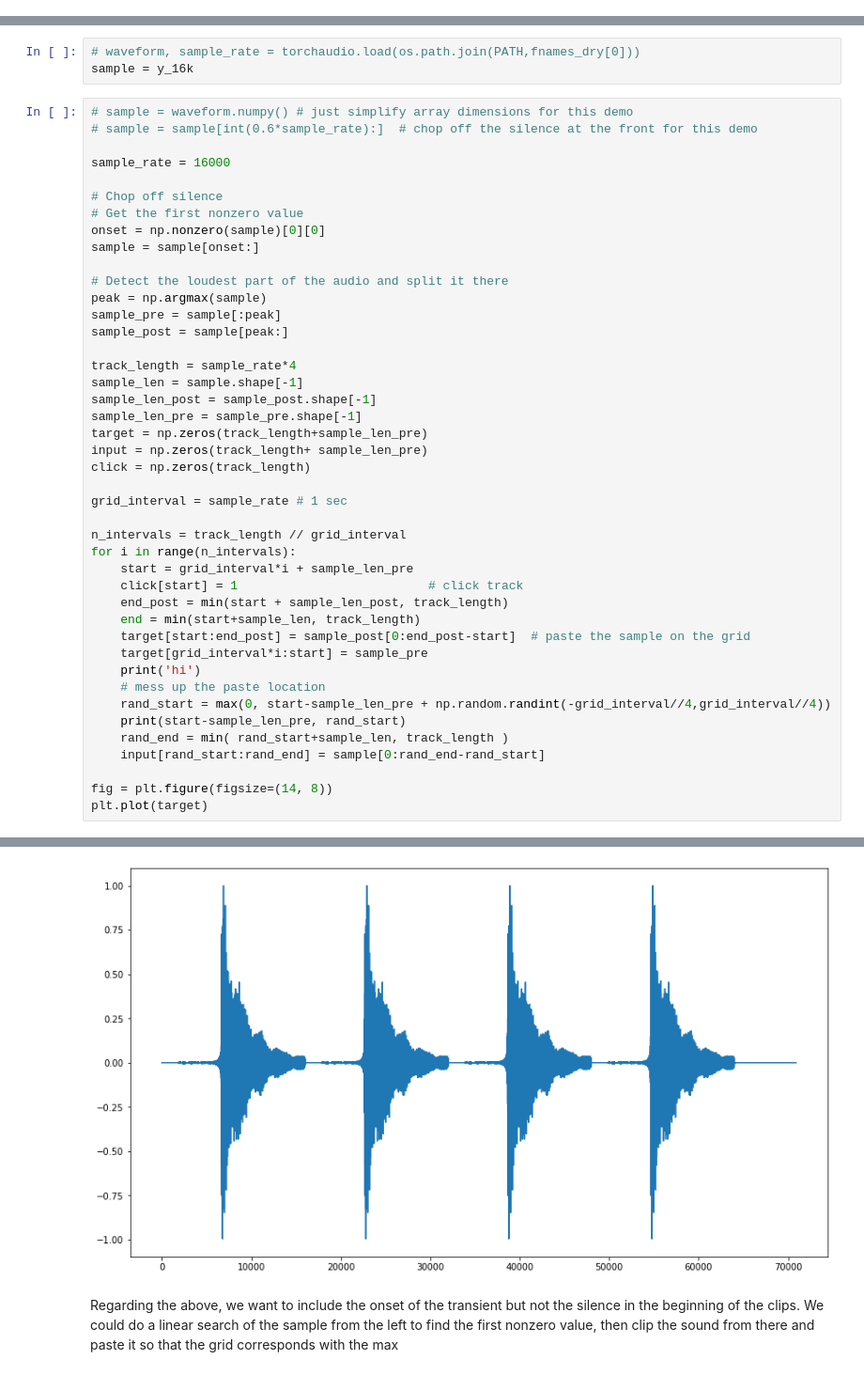
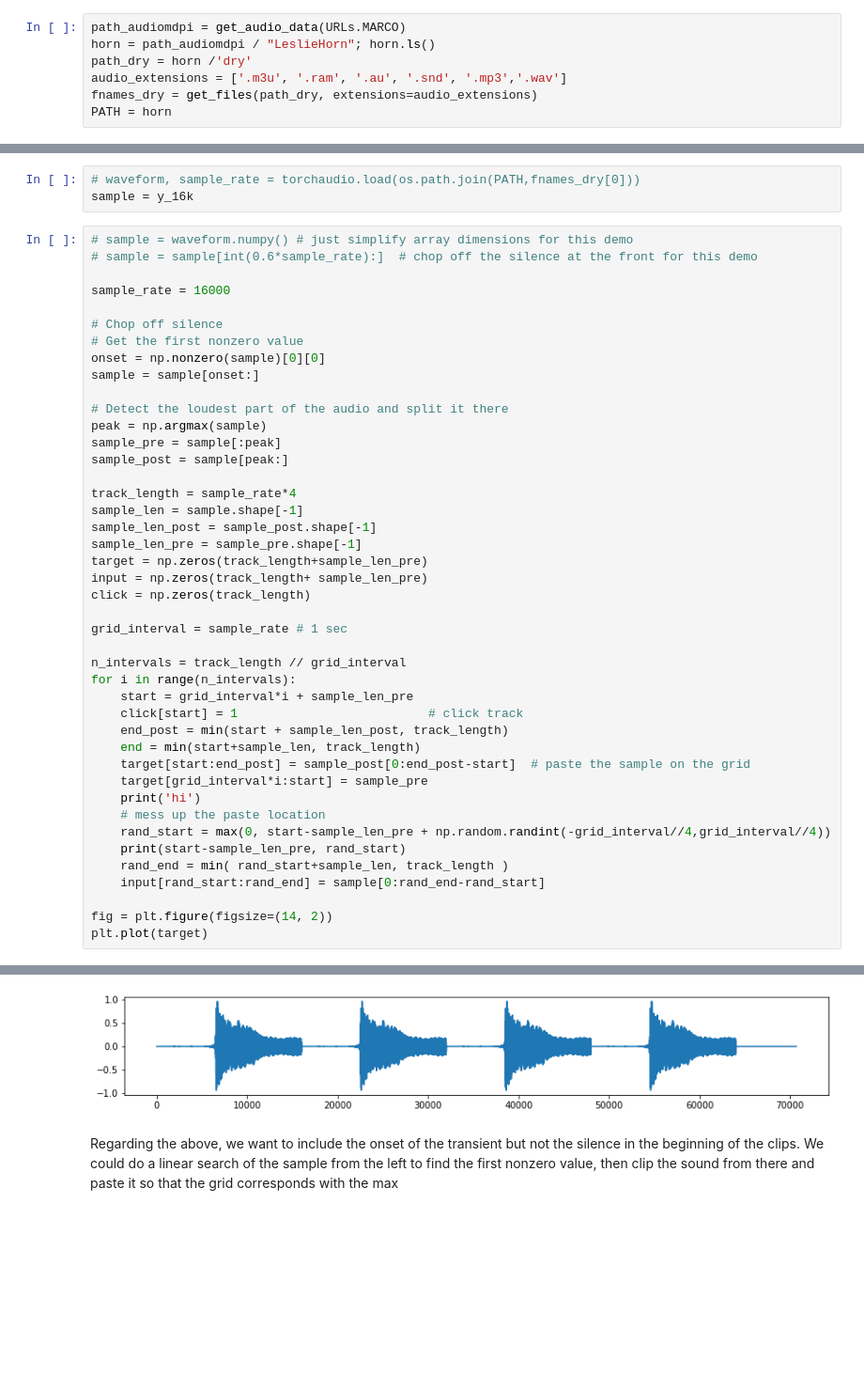
Before and after one commit to drscotthawley/fastproaudio, a Jupyter notebook: 03_ta_dataset_creation.ipynb, the cells around one changed output, grey strips where cells are left out. Shown at 94% size. Saved outputs shown, nothing was run; the diff lists cells and outputs as text; blank space fills up the shorter version.

```diff
--- a/03_ta_dataset_creation.ipynb
+++ b/03_ta_dataset_creation.ipynb
@@ -20,3 +17,10 @@ fnames_dry = os.listdir(PATH)
+# %%
+path_audiomdpi = get_audio_data(URLs.MARCO)
+horn = path_audiomdpi / "LeslieHorn"; horn.ls()
+path_dry = horn /'dry'
+audio_extensions = ['.m3u', '.ram', '.au', '.snd', '.mp3','.wav']
+fnames_dry = get_files(path_dry, extensions=audio_extensions)
+PATH = horn
 # %%
 # First, resample with librosa
 y, sr = librosa.load(os.path.join(PATH, fnames_dry[0]), sr=44100)
@@ -68,7 +72,7 @@ for i in range(n_intervals):
     rand_end = min( rand_start+sample_len, track_length )
     input[rand_start:rand_end] = sample[0:rand_end-rand_start]
 
-fig = plt.figure(figsize=(14, 8))
+fig = plt.figure(figsize=(14, 2))
 plt.plot(target)
 # %% [output]
 hi
@@ -82,5 +86,5 @@ hi
 [<matplotlib.lines.Line2D at 0x...>]
-[figure, old version]
+[figure, new version]
 # %% [markdown]
 Regarding the above, we want to include the onset of the transient but not the silence in the beginning of the clips. We could do a linear search of the sample from the left to find the first nonzero value, then clip the sound from there and paste it so that the grid corresponds with the max
 # %%
```
Also changed, not shown: parts of 5 cells of this notebook, 1 other file.
